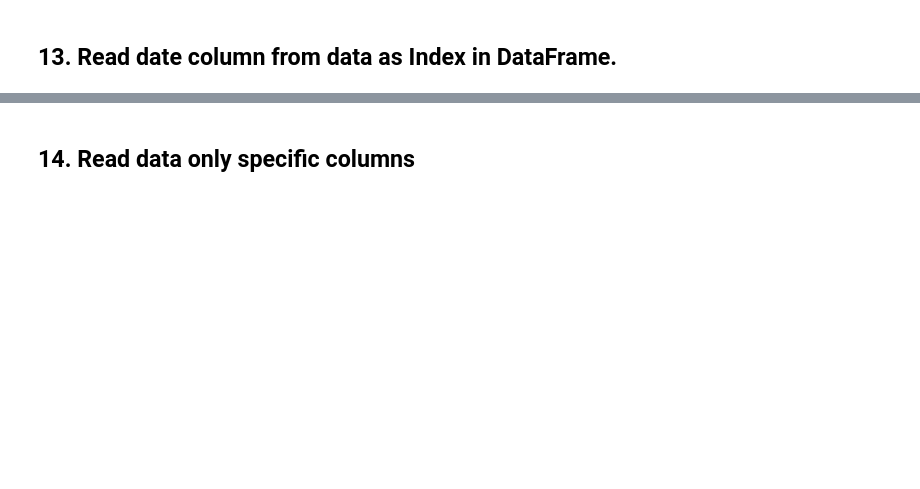
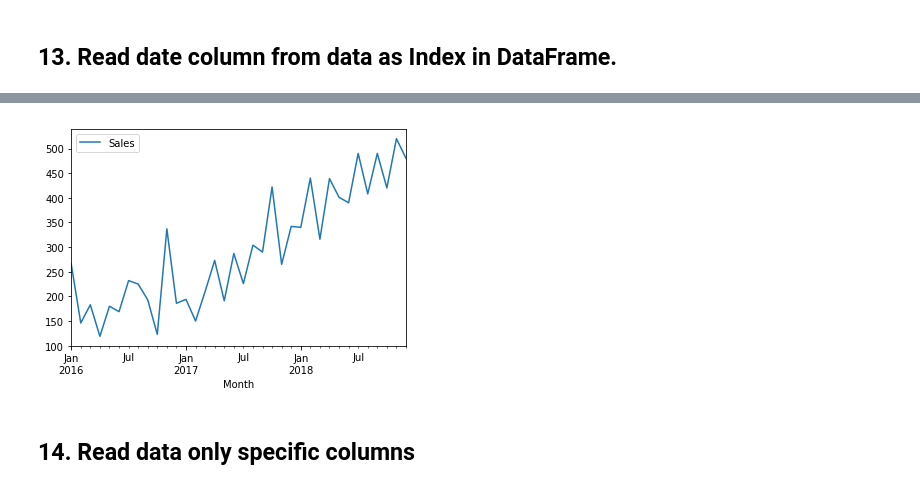
Before and after one commit to datamites/pandas, a Jupyter notebook: Pandas Tutorial - Top 40 Useful Tricks.ipynb, the cells around one changed output, grey strips where cells are left out. Drawn from its saved outputs; the diff is of its cells as text; code cells hidden in the pictures; blank space fills up the shorter version.

```diff
--- a/Pandas Tutorial - Top 40 Useful Tricks.ipynb
+++ b/Pandas Tutorial - Top 40 Useful Tricks.ipynb
@@ -67,6 +67,7 @@ mtcars_missing = 'https://raw.githubusercontent.com/datamites/pandas/master/mtca
 wine= 'https://raw.githubusercontent.com/datamites/pandas/master/winequality.csv'
 sales_returns = 'https://raw.githubusercontent.com/datamites/pandas/master/sales_returns.csv'
 superstore_orders = 'https://raw.githubusercontent.com/datamites/pandas/master/superstore_orders.csv'
+car_sales = 'https://raw.githubusercontent.com/datamites/pandas/master/car-sales.csv'
 # %% [markdown]
 # PART - 1 (1 to 10)
 # %% [markdown]
@@ -527,2 +588,5 @@ data.pivot_table(columns='orderyear',index="category",values=['profit'],aggfunc=
 # %% [markdown]
 ## 13.	Read date column from data as Index in DataFrame.
+# %%
+data = pd.read_csv(car_sales,index_col='Month',parse_dates=['Month'])
+data.head()
@@ -529,2 +601,6 @@ data.pivot_table(columns='orderyear',index="category",values=['profit'],aggfunc=
+# %%
+data.plot();
+# %% [output]
+[figure, added]
 # %% [markdown]
 ## 14.	Read data only specific columns
```
Also changed, not shown: parts of 31 cells of this notebook.
